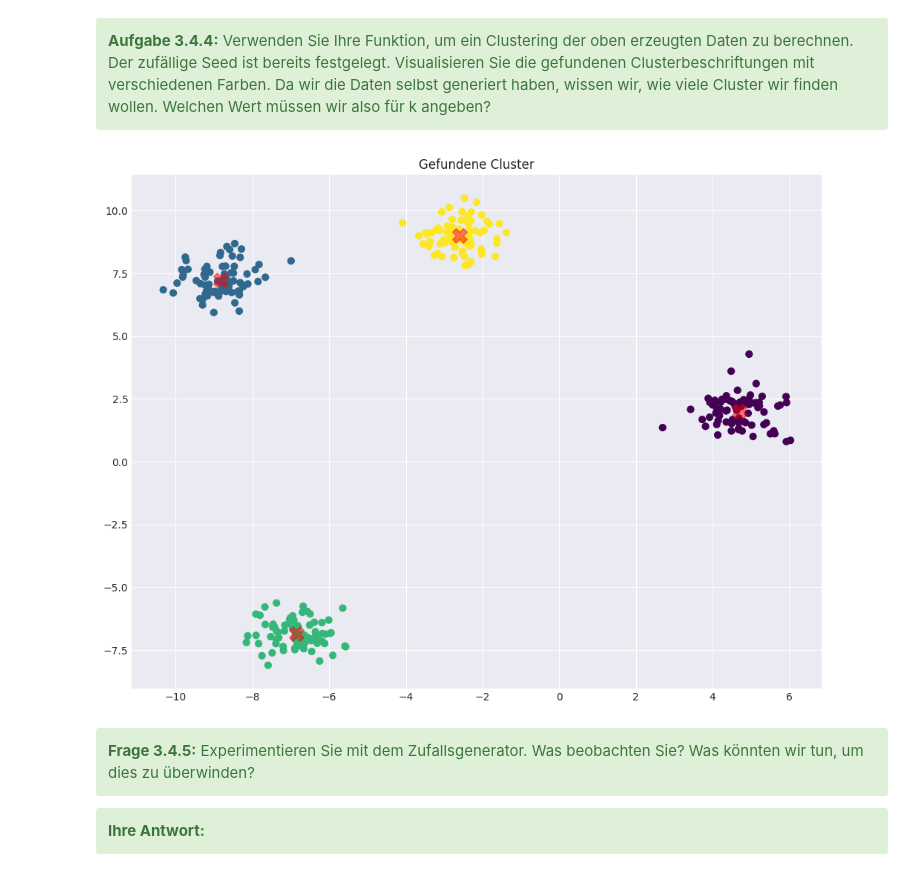
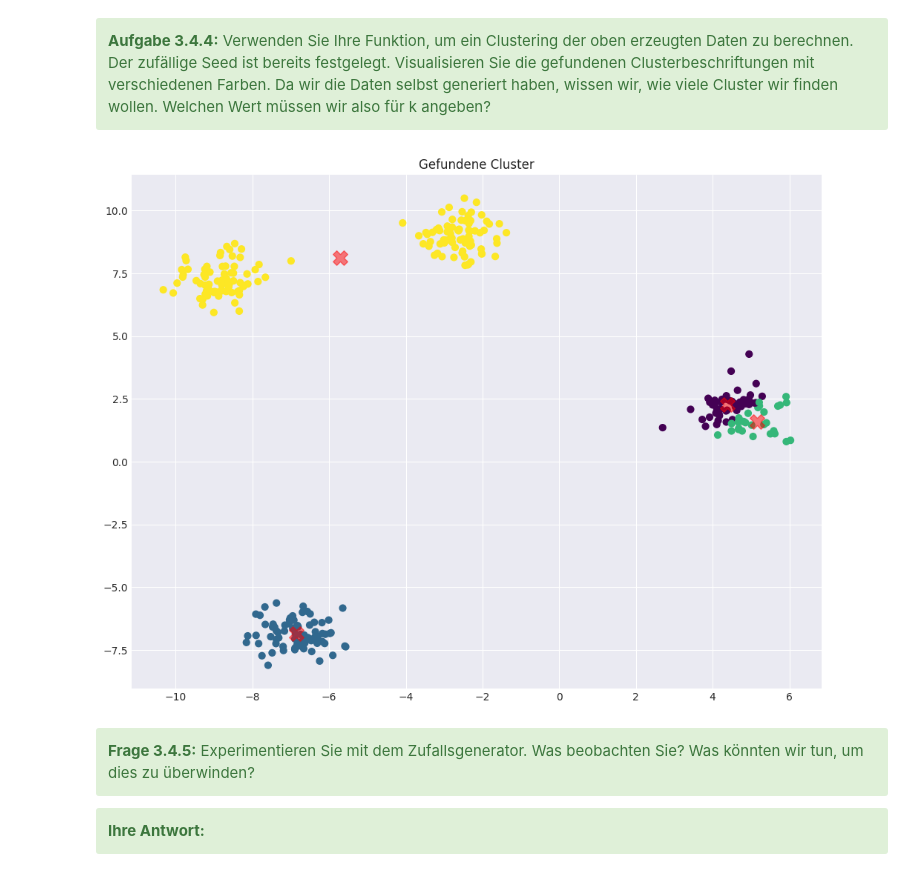
Before and after one commit to noambalul/AMALEA, a Jupyter notebook: Woche 3/4 K-Means-Clustering.ipynb, the cells around one changed output. Saved outputs shown, nothing was run; the diff lists cells and outputs as text; code cells hidden in the pictures.

```diff
--- a/Woche 3/4 K-Means-Clustering.ipynb
+++ b/Woche 3/4 K-Means-Clustering.ipynb
@@ -142,24 +159,20 @@ def find_clusters(X: np.ndarray, n_clusters: int, rseed: int):
 
 </div>
 # %%
-RANDOM_STATE = 41
+RANDOM_STATE = 42
 # STUDENT CODE HERE
-# Angenommen, die Daten und die Anzahl der Cluster sind wie folgt:
-# X, true_labels = ... (Daten, die zuvor erzeugt wurden)
-# n_clusters = ... (z.B. 3, wenn du 3 Cluster erzeugt hast)
-
 n_clusters = 4  # Passe das an die tatsächlich erzeugte Anzahl an!
-centers, labels = find_clusters(X_blob, n_clusters, rseed=RANDOM_STATE)
+centers_blob, labels_blob = find_clusters(X_blob, n_clusters, rseed=RANDOM_STATE)
 
 import matplotlib.pyplot as plt
 
-plt.scatter(X_blob[:, 0], X_blob[:, 1], c=labels, cmap='viridis', s=40)
-plt.scatter(centers[:, 0], centers[:, 1], c='red', s=200, alpha=0.5, marker='X')
+plt.scatter(X_blob[:, 0], X_blob[:, 1], c=labels_blob, cmap='viridis', s=40)
+plt.scatter(centers_blob[:, 0], centers_blob[:, 1], c='red', s=200, alpha=0.5, marker='X')
 plt.title("Gefundene Cluster")
 plt.show()
 # STUDENT CODE until HERE
 # %% [output]
-[figure, old version]
+[figure, new version]
 # %% [markdown]
 <div class="alert alert-block alert-success">
 <b>Frage 3.4.5:</b> Experimentieren Sie mit dem Zufallsgenerator. Was beobachten Sie? Was könnten wir tun, um dies zu überwinden?
```
Also changed, not shown: parts of 19 cells of this notebook.
